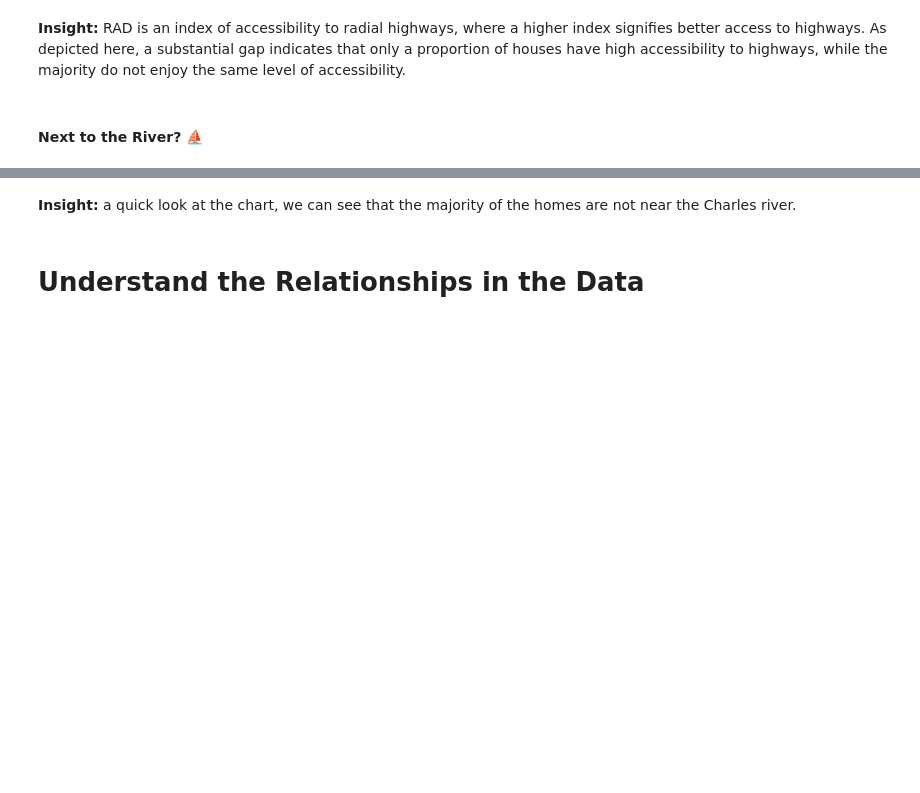
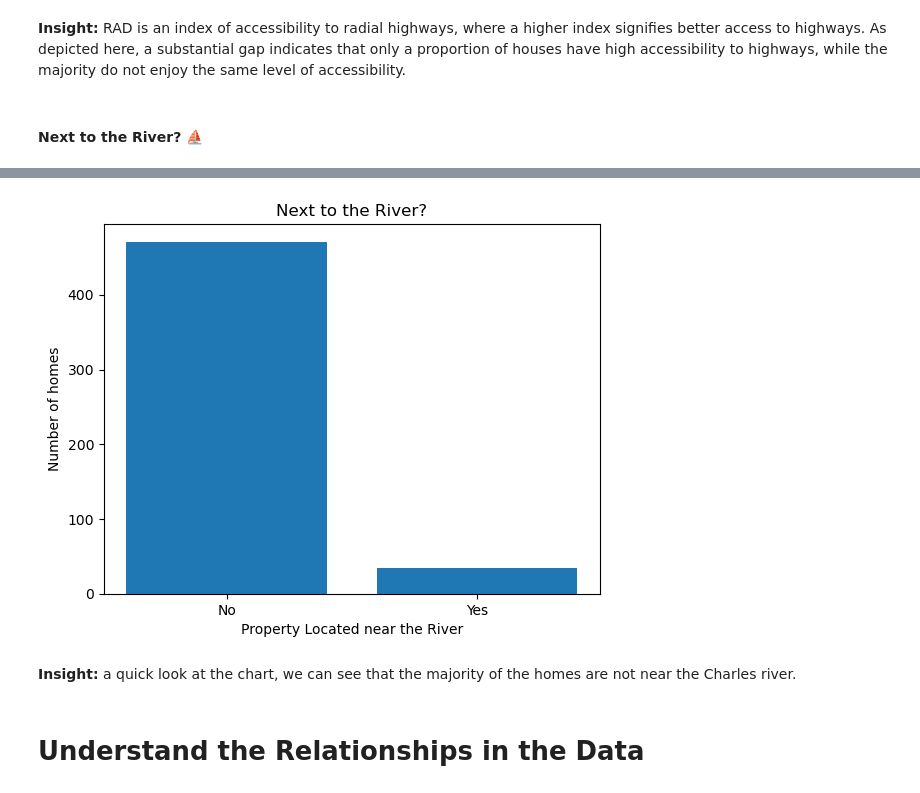
Before and after one commit to Toya-33/Data-Project-Python, a Jupyter notebook: Multivariable and Linear Regression/boston_house_price_prediction.ipynb, the cells around one changed output, grey strips where cells are left out. Drawn from its saved outputs; the diff is of its cells as text; code cells hidden in the pictures; blank space fills up the shorter version.

```diff
--- a/Multivariable and Linear Regression/boston_house_price_prediction.ipynb
+++ b/Multivariable and Linear Regression/boston_house_price_prediction.ipynb
@@ -271,20 +264,18 @@ plt.show()
 # %%
-river_access = data['CHAS'].value_counts()
+river_access = data['NR'].value_counts()
 
-bar = px.bar(
-    x=['No', 'Yes'],
-    y = river_access.values,
-    color = river_access.values,
-    color_continuous_scale=px.colors.sequential.haline,
-    title='Next to the River?'
+plt.title("Next to the River?")
+plt.xlabel("Property Located near the River")
+plt.ylabel("Number of homes")
+
+plt.bar(
+    river_access.index,
+    river_access.values,
+    label = river_access.index,
 )
-
-bar.update_layout(
-    xaxis_title = 'Property Located near the River',
-    yaxis_title = 'Number of Homes',
-    coloraxis_showscale = False
-)
-bar.show()
+plt.show()
+# %% [output]
+[figure, added]
 # %% [markdown]
 **Insight:** a quick look at the chart, we can see that the majority of the homes are not near the Charles river.
 # %% [markdown]
```
Also changed, not shown: parts of 33 cells of this notebook.
